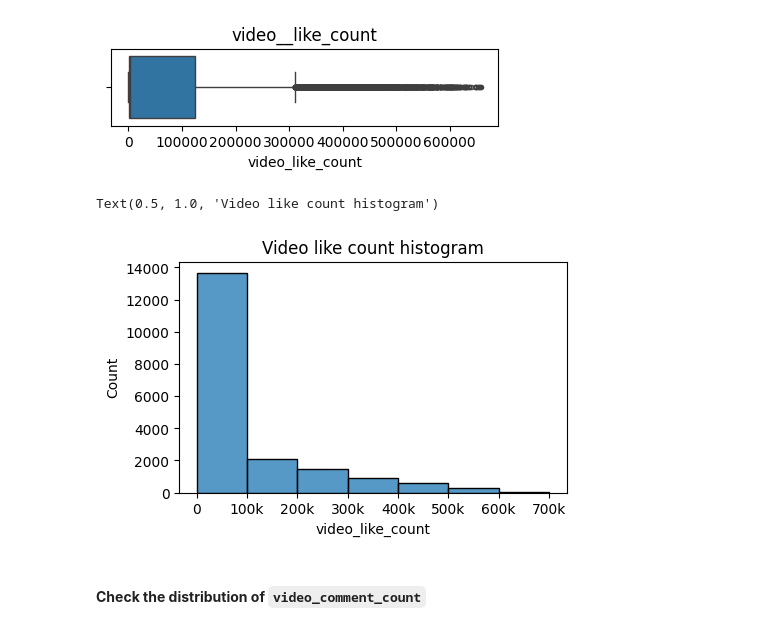
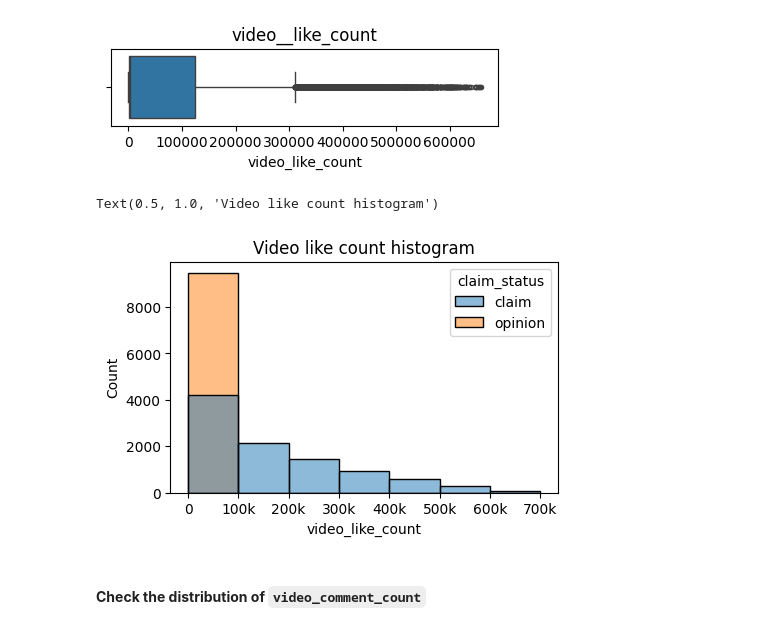
Before and after one commit to stanly20543/TikTok-project, a Jupyter notebook: TikTok project-2-Explore and analyze.ipynb, the cells around one changed output. Drawn from its saved outputs; the diff is of its cells as text; code cells hidden in the pictures.

```diff
--- a/TikTok project-2-Explore and analyze.ipynb
+++ b/TikTok project-2-Explore and analyze.ipynb
@@ -129,13 +129,13 @@ sns.boxplot(x = df["video_like_count"], fliersize= 3)
 # %%
 # Create a histogram
 plt.figure(figsize = (5, 3))
-ax = sns.histplot(df["video_like_count"], bins = range(0, (7*10**5+1), 10**5))
+ax = sns.histplot(x = df["video_like_count"], bins = range(0, (7*10**5+1), 10**5), hue = df["claim_status"])
 labels = [0] + [str(i) + 'k' for i in range(100, 701, 100)]
 ax.set_xticks(range(0,7*10**5+1,10**5), labels=labels)
 plt.title("Video like count histogram")
 # %% [output]
 Text(0.5, 1.0, 'Video like count histogram')
-[figure, old version]
+[figure, new version]
 # %% [markdown]
 #### **Check the distribution of `video_comment_count`**
 # %%
```
Also changed, not shown: parts of 5 cells of this notebook, 3 other files.
